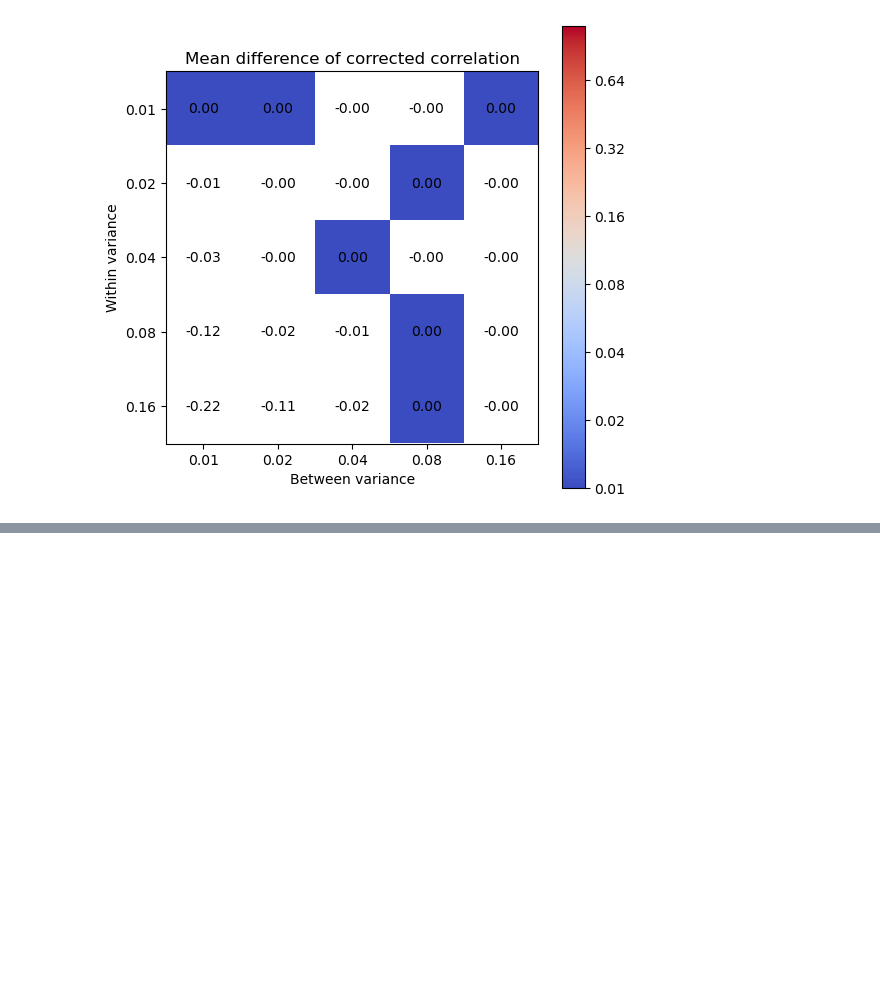
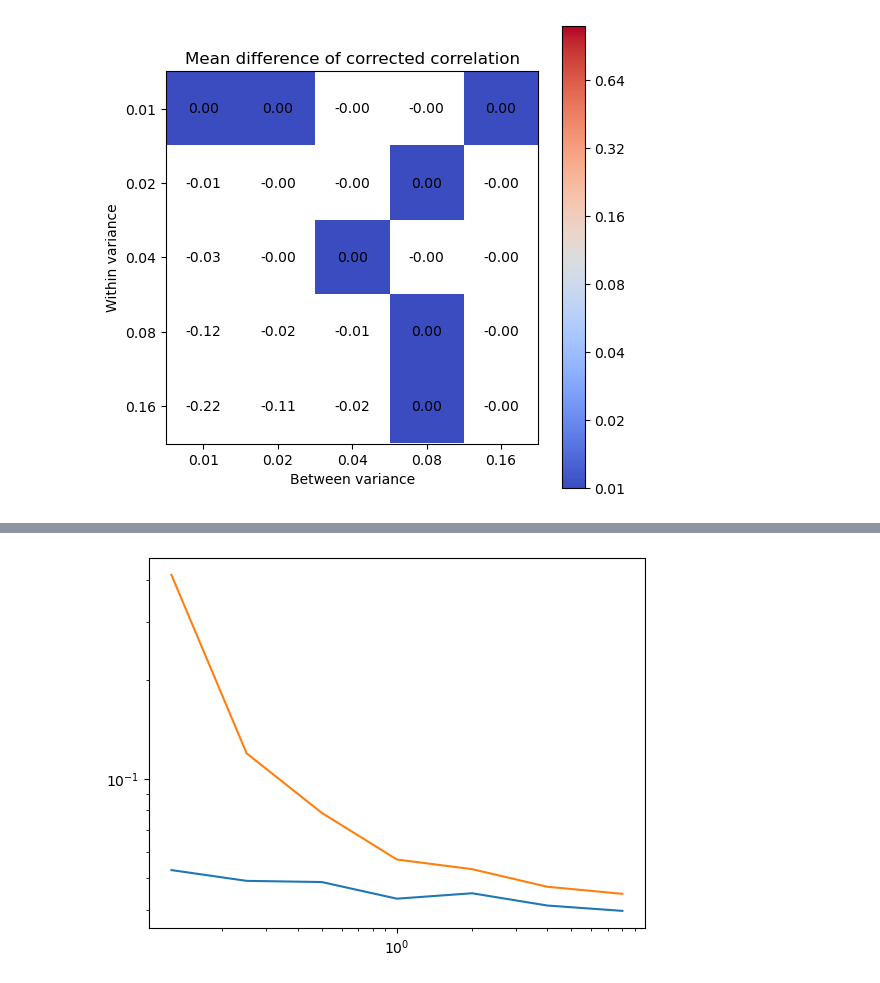
Before and after one commit to fh986/crowding-individual-difference, a Jupyter notebook: simulation_noiseCorrection_crowdingReading_testVariances.ipynb, the cells around one changed output, grey strips where cells are left out. Drawn from its saved outputs; the diff is of its cells as text; code cells hidden in the pictures; blank space fills up the shorter version.

```diff
--- a/simulation_noiseCorrection_crowdingReading_testVariances.ipynb
+++ b/simulation_noiseCorrection_crowdingReading_testVariances.ipynb
@@ -646,0 +722,8 @@ plot_matrix(meandiff_corrected_mtx, corrected_md_plot_labels, n_vars)
+# %%
+plt.figure()
+plt.plot(ratios,sd_measured_mtx)
+plt.plot(ratios,sd_corrected_mtx)
+plt.xscale('log')
+plt.yscale('log')
+# %% [output]
+[figure, added]
```
Also changed, not shown: parts of 8 cells of this notebook.
